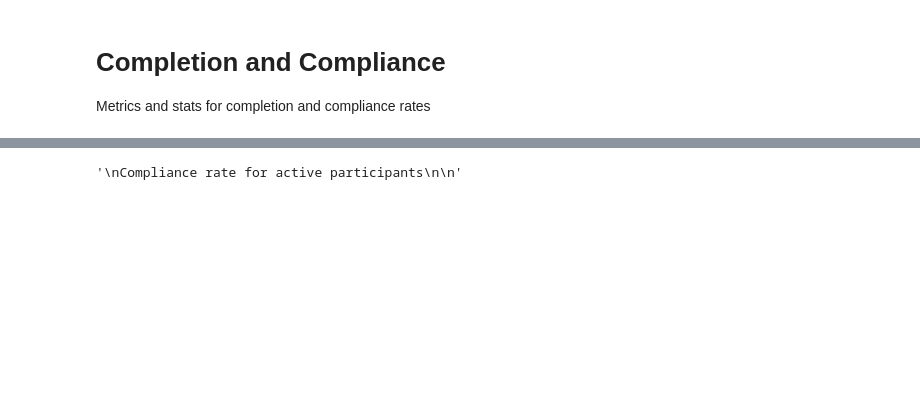
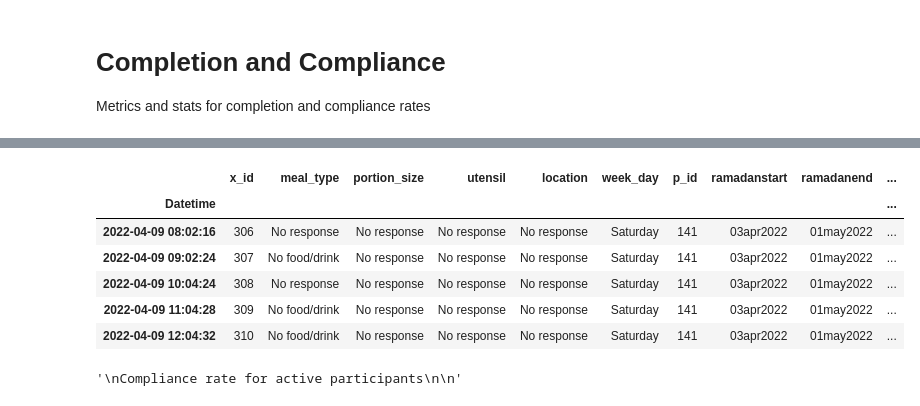
Before and after one commit to JGIBristol/seaco_smartwatch_paper, a Jupyter notebook: quantitative.ipynb, the cells around one changed output, grey strips where cells are left out. Drawn from its saved outputs; the diff is of its cells as text; code cells hidden in the pictures; blank space fills up the shorter version.

Commit message:
compliance df

```diff
--- a/quantitative.ipynb
+++ b/quantitative.ipynb
@@ -15,0 +50,38 @@ Define a cutoff for meal length
+# %%
+"""
+Collapse entries into a bool
+
+"""
+meal_info["entry"] = meal_info["meal_type"].isin(
+    {"Meal", "Drink", "Snack", "No food/drink"}
+)
+# %%
+"""
+Define a cutoff for meal length
+
+"""
+import numpy as np
+import pandas as pd
+
+
+# Find the average and maximum number of entries per participant
+def collapse_meal_info(meal_df: pd.DataFrame, delta: pd.Timedelta) -> pd.DataFrame:
+    collapsed_meal_info = pd.DataFrame()
+
+    for p_id, group in meal_df.groupby("p_id"):
+        assert group.index.is_monotonic_increasing
+
+        # Mark which ones are near enough each other to be considered the same
+        n_entries = len(group)
+        keep = np.ones(n_entries, dtype=bool)
+
+        for i in range(1, n_entries):
+            if (group.index[i] - group.index[i - 1] < delta) and (
+                group["entry"].iloc[i] == group["entry"].iloc[i - 1]
+            ):
+                keep[i] = False
+
+        # Append to the new dataframe
+        collapsed_meal_info = pd.concat([collapsed_meal_info, group[keep]])
+
+    return collapsed_meal_info
@@ -16,3 +128,14 @@ Define a cutoff for meal length
+# %%
+compliance_df = collapse_meal_info(meal_info, pd.Timedelta(minutes=time_cutoff_min))
+compliance_df.head()
+# %% [output]
+|  | x_id | meal_type | portion_size | utensil | location | week_day | p_id | ramadanstart | ramadanend | ... |
+| Datetime |  |  |  |  |  |  |  |  |  | ... |
+| 2022-04-09 08:02:16 | 306 | No response | No response | No response | No response | Saturday | 141 | 03apr2022 | 01may2022 | ... |
+| 2022-04-09 09:02:24 | 307 | No food/drink | No response | No response | No response | Saturday | 141 | 03apr2022 | 01may2022 | ... |
+| 2022-04-09 10:04:24 | 308 | No response | No response | No response | No response | Saturday | 141 | 03apr2022 | 01may2022 | ... |
+| 2022-04-09 11:04:28 | 309 | No food/drink | No response | No response | No response | Saturday | 141 | 03apr2022 | 01may2022 | ... |
+| 2022-04-09 12:04:32 | 310 | No food/drink | No response | No response | No response | Saturday | 141 | 03apr2022 | 01may2022 | ... |
 # %%
 """
 Compliance rate for all participants
```
Also changed, not shown: parts of 7 cells of this notebook.
